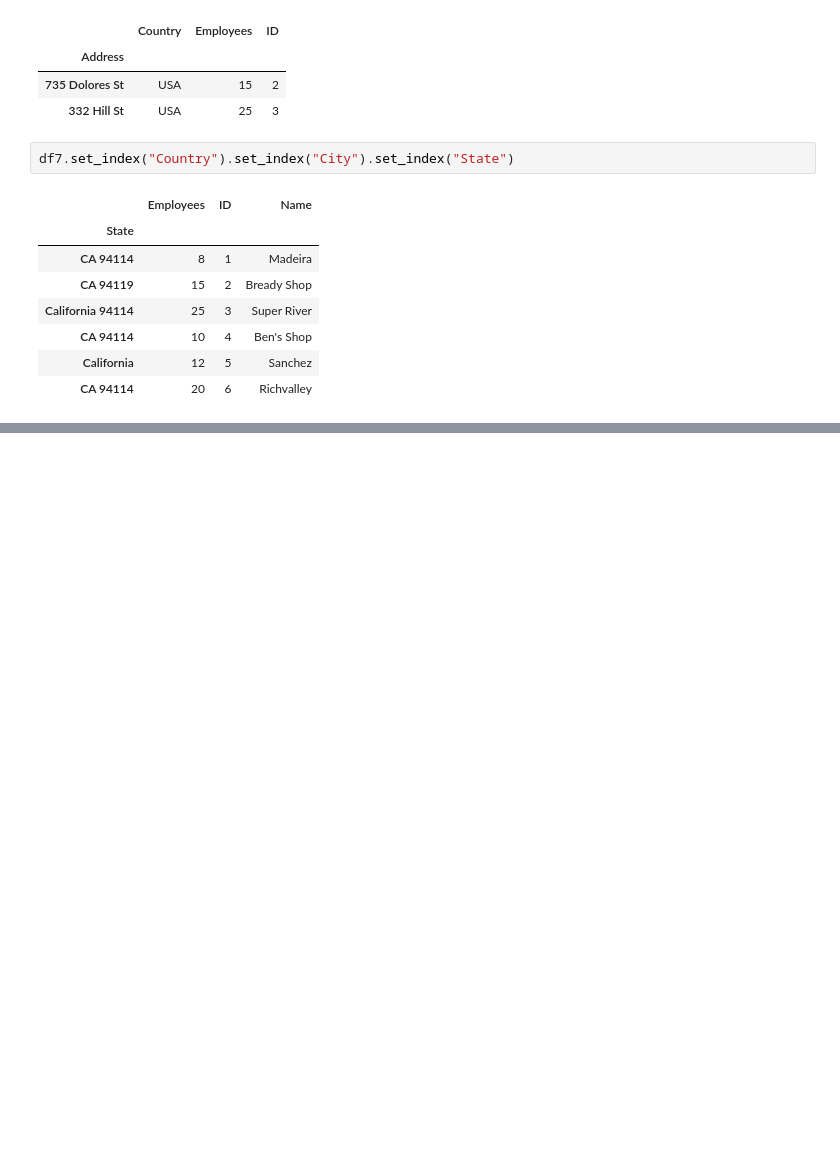
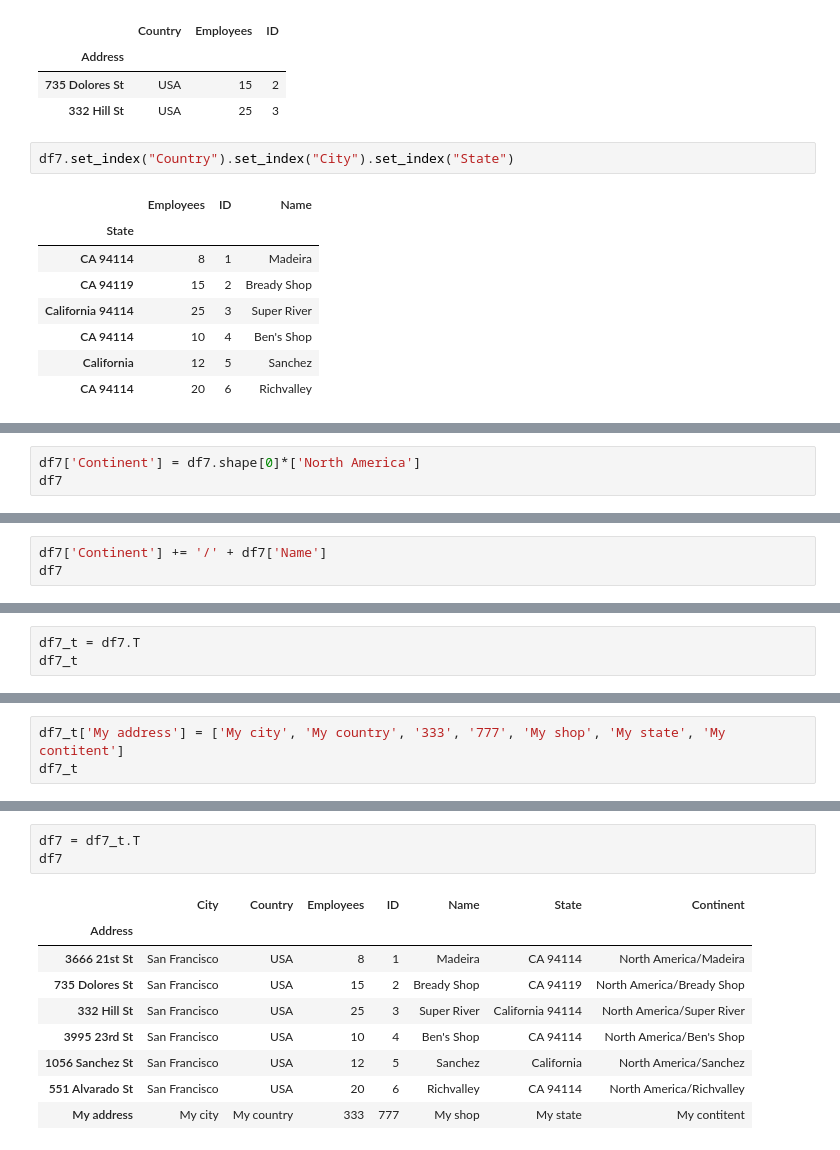
Before and after one commit to MrAlejandro/practice-python, a Jupyter notebook: pandas/jupyter/read_from_files.ipynb, the cells around one changed output, grey strips where cells are left out. Saved outputs shown, nothing was run; the diff lists cells and outputs as text; blank space fills up the shorter version.

```diff
--- a/pandas/jupyter/read_from_files.ipynb
+++ b/pandas/jupyter/read_from_files.ipynb
@@ -163,0 +218,3 @@ http://pandas.pydata.org/pandas-docs/stable/indexing.html#deprecate_ix
+# %%
+df7['Continent'] = df7.shape[0]*['North America']
+df7
@@ -163,0 +234,3 @@ http://pandas.pydata.org/pandas-docs/stable/indexing.html#deprecate_ix
+# %%
+df7['Continent'] += '/' + df7['Name']
+df7
@@ -163,0 +246,3 @@ http://pandas.pydata.org/pandas-docs/stable/indexing.html#deprecate_ix
+# %%
+df7_t = df7.T
+df7_t
@@ -163,0 +258,3 @@ http://pandas.pydata.org/pandas-docs/stable/indexing.html#deprecate_ix
+# %%
+df7_t['My address'] = ['My city', 'My country', '333', '777', 'My shop', 'My state', 'My contitent']
+df7_t
@@ -163,0 +270,13 @@ http://pandas.pydata.org/pandas-docs/stable/indexing.html#deprecate_ix
+# %%
+df7 = df7_t.T
+df7
+# %% [output]
+|  | City | Country | Employees | ID | Name | State | Continent |
+| Address |  |  |  |  |  |  |  |
+| 3666 21st St | San Francisco | USA | 8 | 1 | Madeira | CA 94114 | North America/Madeira |
+| 735 Dolores St | San Francisco | USA | 15 | 2 | Bready Shop | CA 94119 | North America/Bready Shop |
+| 332 Hill St | San Francisco | USA | 25 | 3 | Super River | California 94114 | North America/Super River |
+| 3995 23rd St | San Francisco | USA | 10 | 4 | Ben's Shop | CA 94114 | North America/Ben's Shop |
+| 1056 Sanchez St | San Francisco | USA | 12 | 5 | Sanchez | California | North America/Sanchez |
+| 551 Alvarado St | San Francisco | USA | 20 | 6 | Richvalley | CA 94114 | North America/Richvalley |
+| My address | My city | My country | 333 | 777 | My shop | My state | My contitent |
```
Also changed, not shown: parts of 13 cells of this notebook.
